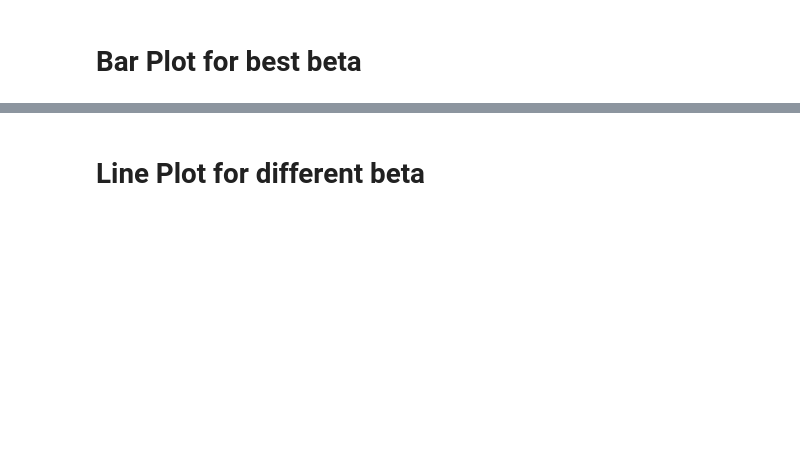
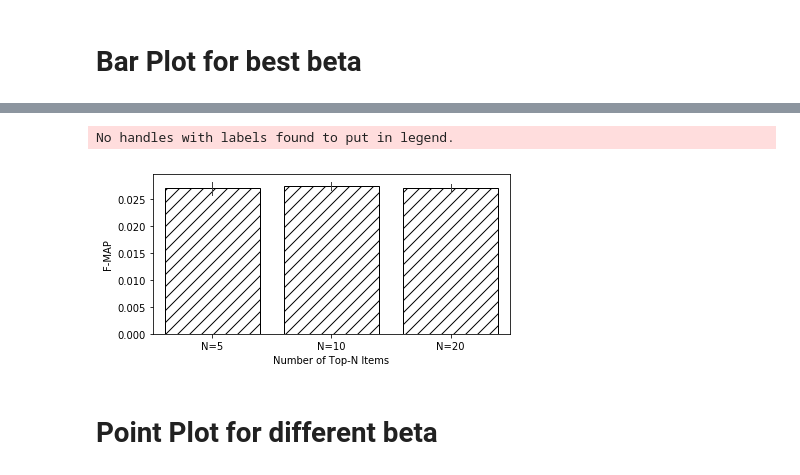
Before and after one commit to k9luo/DeepCritiquingForVAEBasedRecSys, a Jupyter notebook: F-MAP Plots.ipynb, the cells around one changed output, grey strips where cells are left out. Cells and saved outputs as stored; diff of their text form; code cells hidden in the pictures; blank space fills up the shorter version.

Commit message:
updated F-MAP plots

```diff
--- a/F-MAP Plots.ipynb
+++ b/F-MAP Plots.ipynb
@@ -37,6 +20,6 @@ df
 # %%
-(df.loc[(df['F-MAP@5'] != 0) & (df['F-MAP@10'] != 0) & (df['F-MAP@20'] != 0)].groupby(['model', 'rank', 'beta', 'lambda_l2', 'lambda_keyphrase', 'lambda_latent', 'lambda_rating', 'learning_rate', 'epoch', 'corruption', 'optimizer'], as_index=False)
-.agg({'F-MAP@5':'mean', 'F-MAP@10':'mean','F-MAP@20':'mean'})).sort_values(by=['beta'])
+filtered_df = df.loc[(df['F-MAP@5'] != 0) & (df['F-MAP@10'] != 0) & (df['F-MAP@20'] != 0)]
+filtered_df
 # %% [output]
 |  | model | rank | beta | lambda_l2 | lambda_keyphrase | lambda_latent | lambda_rating | learning_rate | ... |
 | 0 | E-CDE-VAE | 200 | 0.0000 | 0.01 | 1 | 1 | 1 | 0.0001 | ... |
@@ -81,3 +80,29 @@ def pandas_bar_plot(df, x, y, hue, x_name, y_name, folder='figures', name='unkno
     else:
         plt.show()
     plt.close()
+# %%
+def return_barplot_df(df):
+    df_fmap5 = df[['model', 'F-MAP@5']]
+    df_fmap5.loc[:, 'Metric'] = ['F-MAP@5']*len(df_fmap5)
+    df_fmap5.rename(columns={'F-MAP@5':'F-MAP', 'model':'Model'}, inplace=True)
+
+    df_fmap10 = df[['model', 'F-MAP@10']]
+    df_fmap10.loc[:, 'Metric'] = ['F-MAP@10']*len(df_fmap10)
+    df_fmap10.rename(columns={'F-MAP@10':'F-MAP', 'model':'Model'}, inplace=True)
+
+    df_fmap20 = df[['model', 'F-MAP@20']]
+    df_fmap20.loc[:, 'Metric'] = ['F-MAP@20']*len(df_fmap20)
+    df_fmap20.rename(columns={'F-MAP@20':'F-MAP', 'model':'Model'}, inplace=True)
+
+    df_fmap5 = df_fmap5.sort_values('Model', ascending=False)
+    df_fmap10 = df_fmap10.sort_values('Model', ascending=False)
+    df_fmap20 = df_fmap20.sort_values('Model', ascending=False)
+
+    makeup_df = df_fmap5.append(df_fmap10).append(df_fmap20)
+
+    makeup_df['Metric'] = makeup_df['Metric'].apply(lambda m: m.replace('F-MAP@', 'N='))
+
+    return makeup_df
+# %%
+bar_df = return_barplot_df(filtered_df.loc[filtered_df['beta'] == 0.0001])
+bar_df
@@ -84,2 +141,7 @@ def pandas_bar_plot(df, x, y, hue, x_name, y_name, folder='figures', name='unkno
+# %%
+pandas_bar_plot(df=bar_df, x='Metric', y='F-MAP', hue=None, x_name='Number of Top-N Items', y_name='F-MAP', folder="CDsVinyl", name='CDsVinyl_FMAP', save=True)
+# %% [output]
+No handles with labels found to put in legend.
+[figure, added]
 # %% [markdown]
-# Line Plot for different beta
+# Point Plot for different beta
```
Also changed, not shown: parts of 18 cells of this notebook, 25 other files.
